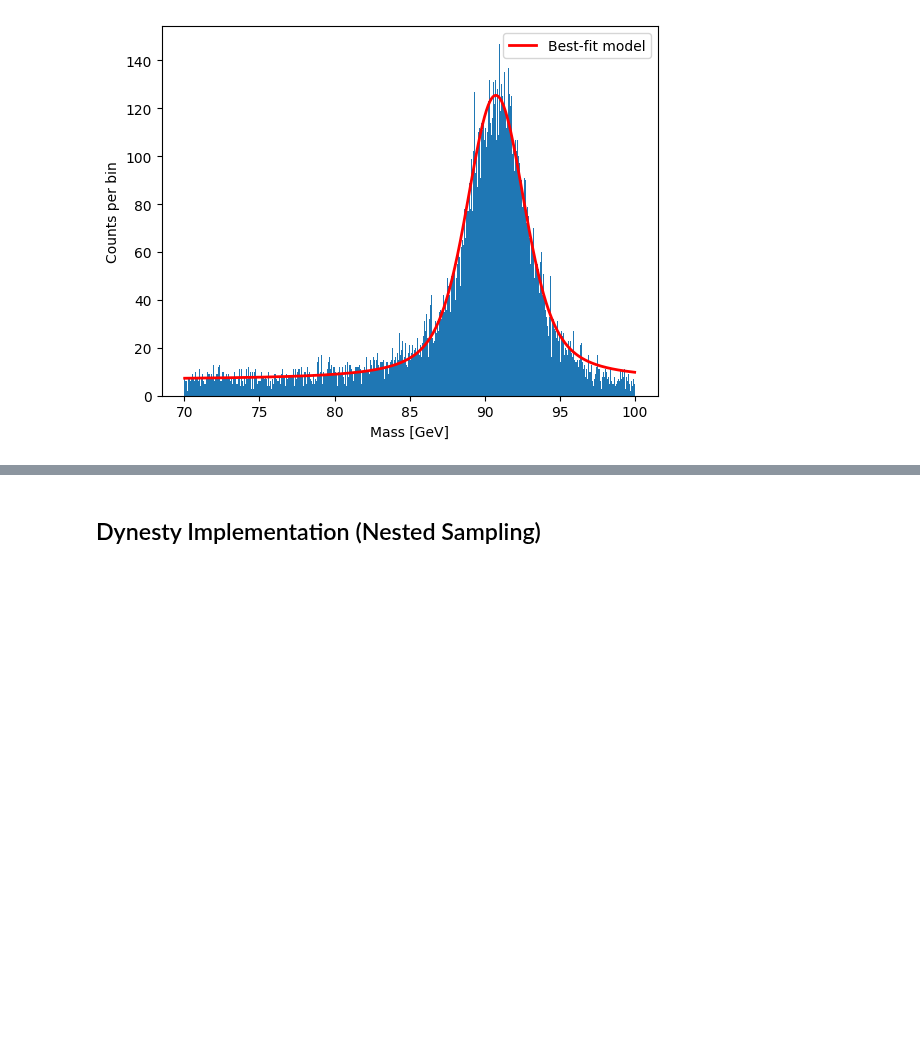
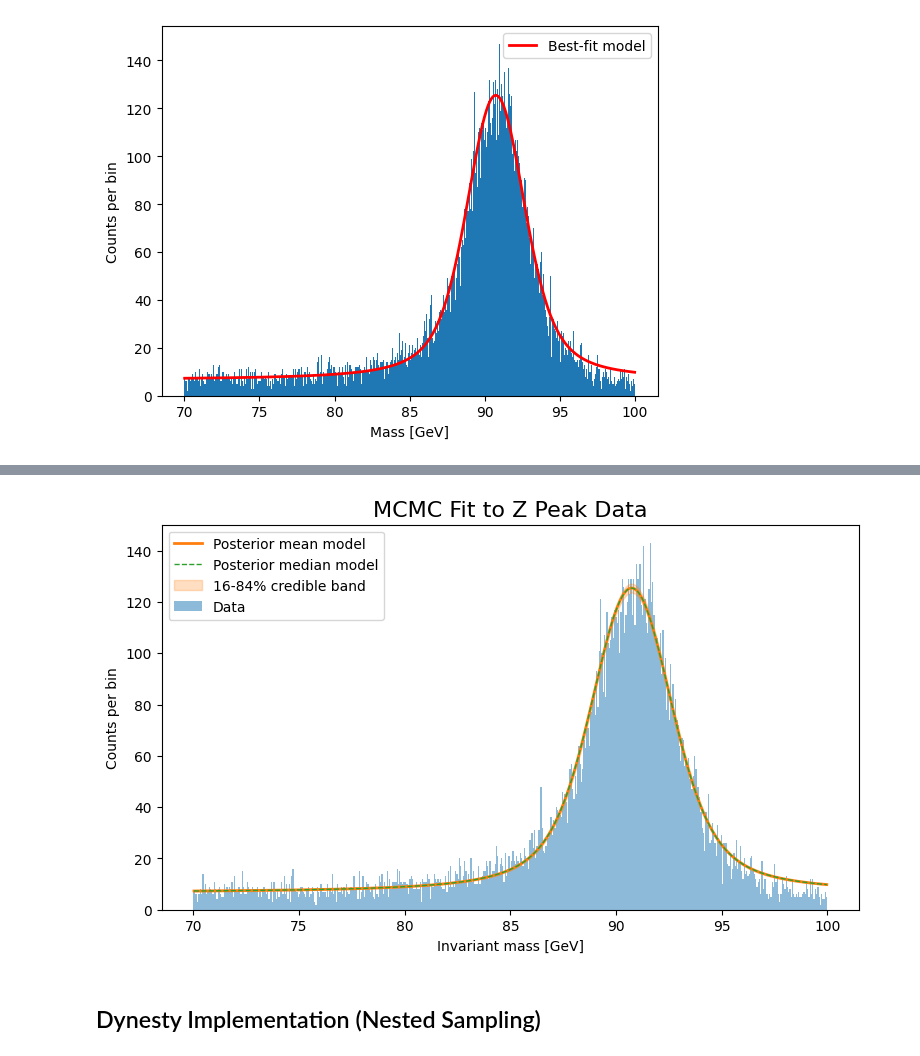
Before and after one commit to Lakshya-Awatramani/ZPeak_CMS, a Jupyter notebook: main.ipynb, the cells around one changed output, grey strips where cells are left out. Cells and saved outputs as stored; diff of their text form; code cells hidden in the pictures; blank space fills up the shorter version.

```diff
--- a/main.ipynb
+++ b/main.ipynb
@@ -33,3 +126,31 @@ plt.show()
+# %%
+# Plot model with uncertainty band
+bin_centers_arr = 0.5 * (mcmc_bin_edges[:-1] + mcmc_bin_edges[1:])
+observed_counts, _ = np.histogram(np.sqrt(m_inv_mass2), bins=mcmc_bin_edges)
+width = np.diff(mcmc_bin_edges)[0]
+
+# Draw posterior samples to get model envelope
+n_draw = 500
+indices = np.random.choice(len(mcmc_samples), size=n_draw, replace=True)
+models = np.array([model(bin_centers_arr, *mcmc_samples[i]) for i in indices])
+lower = np.percentile(models, 16, axis=0)
+upper = np.percentile(models, 84, axis=0)
+median_model = np.percentile(models, 50, axis=0)
+mean_model = np.mean(models, axis=0)
+
+# Plot histogram and model bands
+plt.figure(figsize=(9,5))
+plt.bar(bin_centers_arr, observed_counts, width=width, alpha=0.5, label="Data")
+plt.plot(bin_centers_arr, mean_model, color='C1', lw=2, label="Posterior mean model")
+plt.plot(bin_centers_arr, median_model, color='C2', lw=1, ls='--', label="Posterior median model")
+plt.fill_between(bin_centers_arr, lower, upper, color='C1', alpha=0.25, label="16-84% credible band")
+plt.xlabel("Invariant mass [GeV]")
+plt.ylabel("Counts per bin")
+plt.legend()
+plt.title("MCMC Fit to Z Peak Data", fontsize=16)
+plt.show()
+# %% [output]
+[figure, added]
 # %% [markdown]
 ## Dynesty Implementation (Nested Sampling)
 # %%
```
Also changed, not shown: parts of 10 cells of this notebook.
